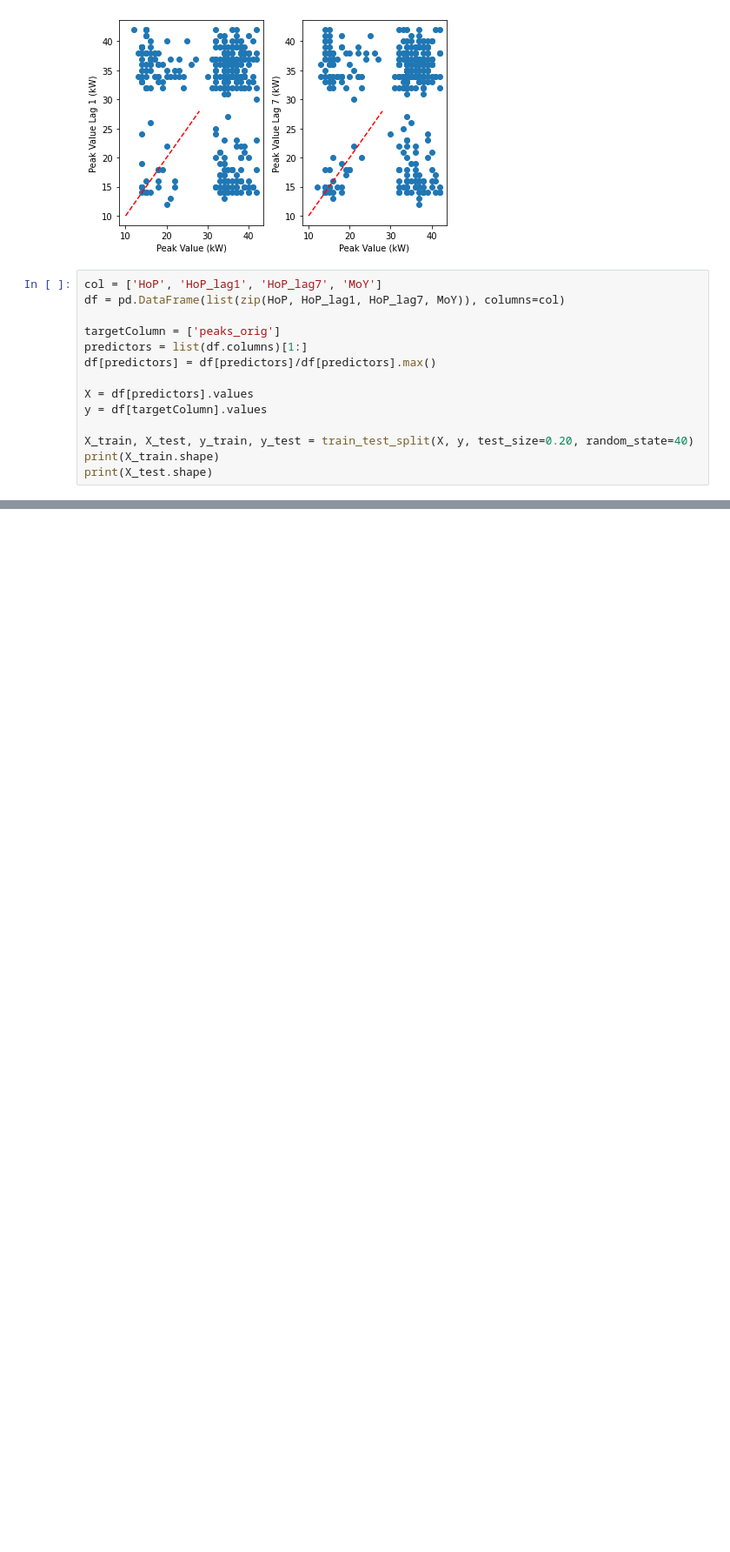
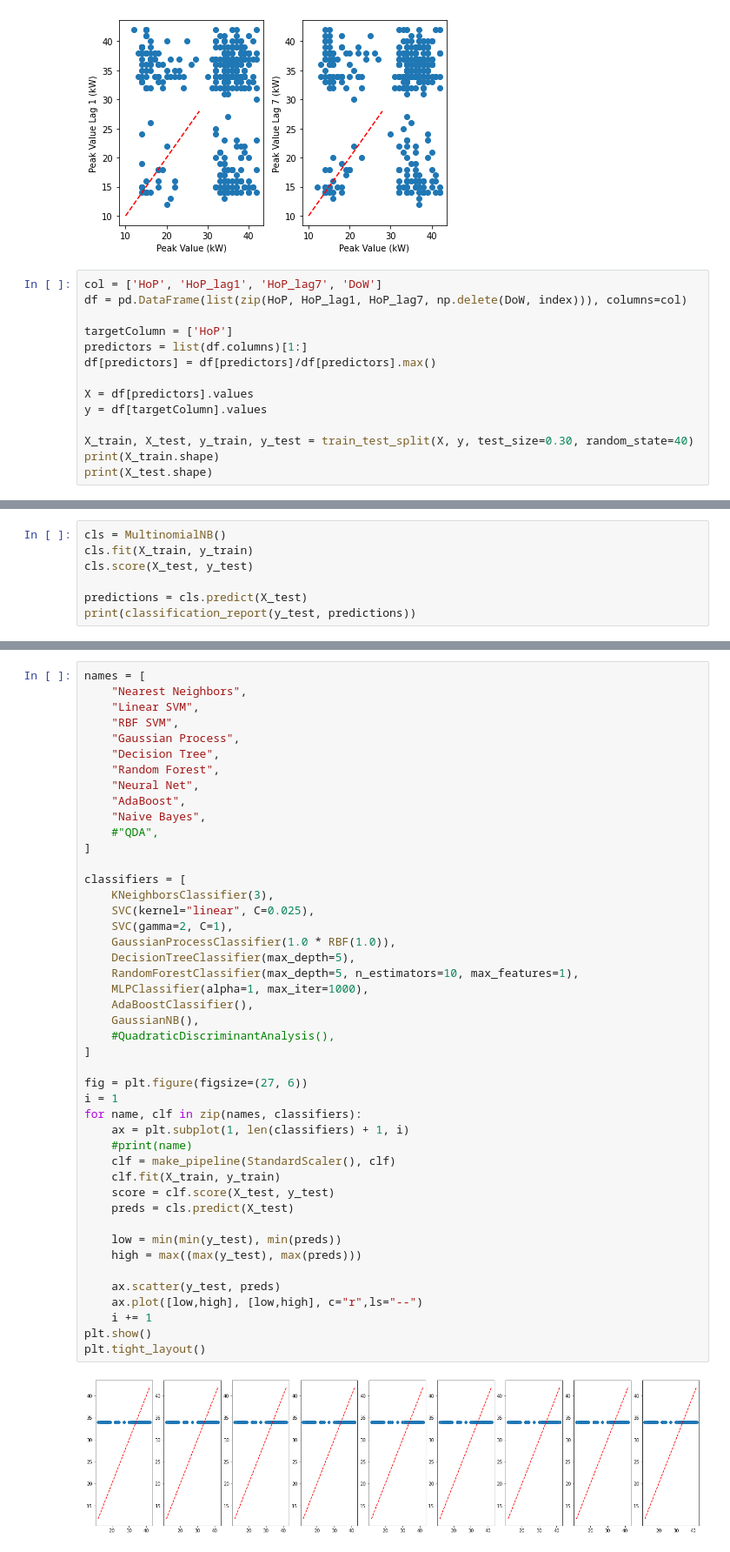
Before and after one commit to stait20/Code, a Jupyter notebook: scikit/PeakPrediction.ipynb, the cells around one changed output, grey strips where cells are left out. Shown: that part at 87% size. Cells and saved outputs as stored; diff of their text form; blank space fills up the shorter version.

```diff
--- a/scikit/PeakPrediction.ipynb
+++ b/scikit/PeakPrediction.ipynb
@@ -166,16 +183,16 @@ plt.show()
 # %% [output]
 [figure]
 # %%
-col = ['HoP', 'HoP_lag1', 'HoP_lag7', 'MoY']
-df = pd.DataFrame(list(zip(HoP, HoP_lag1, HoP_lag7, MoY)), columns=col)
+col = ['HoP', 'HoP_lag1', 'HoP_lag7', 'DoW']
+df = pd.DataFrame(list(zip(HoP, HoP_lag1, HoP_lag7, np.delete(DoW, index))), columns=col)
 
-targetColumn = ['peaks_orig']
+targetColumn = ['HoP']
 predictors = list(df.columns)[1:]
 df[predictors] = df[predictors]/df[predictors].max()
 
 X = df[predictors].values
 y = df[targetColumn].values
 
-X_train, X_test, y_train, y_test = train_test_split(X, y, test_size=0.20, random_state=40)
+X_train, X_test, y_train, y_test = train_test_split(X, y, test_size=0.30, random_state=40)
 print(X_train.shape)
 print(X_test.shape)
@@ -181,0 +202,7 @@ print(X_test.shape)
+# %%
+cls = MultinomialNB()
+cls.fit(X_train, y_train)
+cls.score(X_test, y_test)
+
+predictions = cls.predict(X_test)
+print(classification_report(y_test, predictions))
@@ -181,0 +211,47 @@ print(X_test.shape)
+# %%
+names = [
+    "Nearest Neighbors",
+    "Linear SVM",
+    "RBF SVM",
+    "Gaussian Process",
+    "Decision Tree",
+    "Random Forest",
+    "Neural Net",
+    "AdaBoost",
+    "Naive Bayes",
+    #"QDA",
+]
+
+classifiers = [
+    KNeighborsClassifier(3),
+    SVC(kernel="linear", C=0.025),
+    SVC(gamma=2, C=1),
+    GaussianProcessClassifier(1.0 * RBF(1.0)),
+    DecisionTreeClassifier(max_depth=5),
+    RandomForestClassifier(max_depth=5, n_estimators=10, max_features=1),
+    MLPClassifier(alpha=1, max_iter=1000),
+    AdaBoostClassifier(),
+    GaussianNB(),
+    #QuadraticDiscriminantAnalysis(),
+]
+
+fig = plt.figure(figsize=(27, 6))
+i = 1
+for name, clf in zip(names, classifiers):
+    ax = plt.subplot(1, len(classifiers) + 1, i)
+    #print(name)
+    clf = make_pipeline(StandardScaler(), clf)
+    clf.fit(X_train, y_train)
+    score = clf.score(X_test, y_test)
+    preds = cls.predict(X_test)
+
+    low = min(min(y_test), min(preds))
+    high = max((max(y_test), max(preds)))
+
+    ax.scatter(y_test, preds)
+    ax.plot([low,high], [low,high], c="r",ls="--")
+    i += 1
+plt.show()
+plt.tight_layout()
+# %% [output]
+[figure, added]
```
Also changed, not shown: parts of 4 cells of this notebook.
